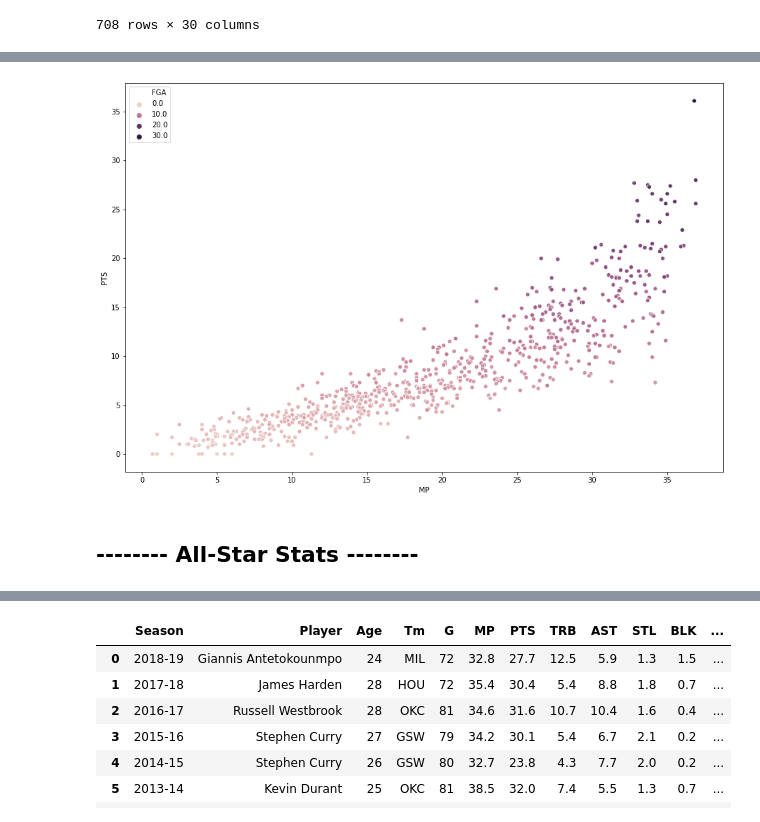
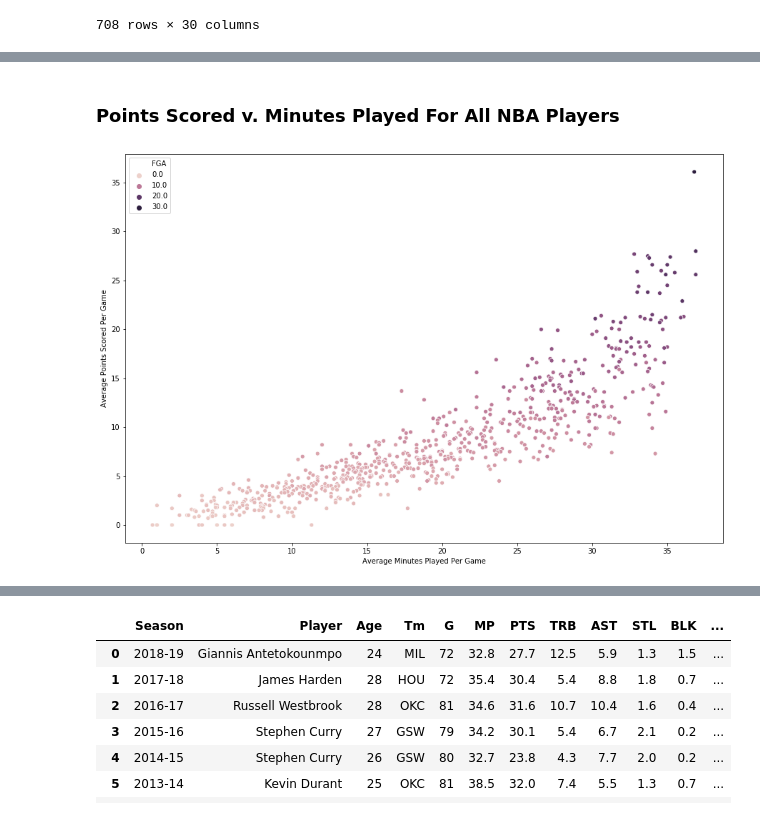
Before and after one commit to Ajnbro/nba320.github.io, a Jupyter notebook: Final Project Notebook.ipynb, the cells around one changed output, grey strips where cells are left out. Cells and saved outputs as stored; diff of their text form; code cells hidden in the pictures.

```diff
--- a/Final Project Notebook.ipynb
+++ b/Final Project Notebook.ipynb
@@ -90,11 +67,15 @@ nba_stats
+# %% [markdown]
+### **Points Scored v. Minutes Played For All NBA Players**
 # %%
 plt.figure(figsize=(15, 10))
-sns.scatterplot(x = 'MP', y = 'PTS', hue = 'FGA', data = nba_stats)
+ax = sns.scatterplot(x = 'MP', y = 'PTS', hue = 'FGA', data = nba_stats)
+
+ax.set_xlabel('Average Minutes Played Per Game')
+ax.set_ylabel('Average Points Scored Per Game')
+
 plt.show()
 # Graphing Minutes Played against Points Per Game. The Hue of the
 # graph indicates the numner of Field Goals Attempted by each player
 # in the graph.
 # %% [output]
-[figure, old version]
+[figure, new version]
-# %% [markdown]
-## **-------- All-Star Stats --------**
```
Also changed, not shown: parts of 32 cells of this notebook.
